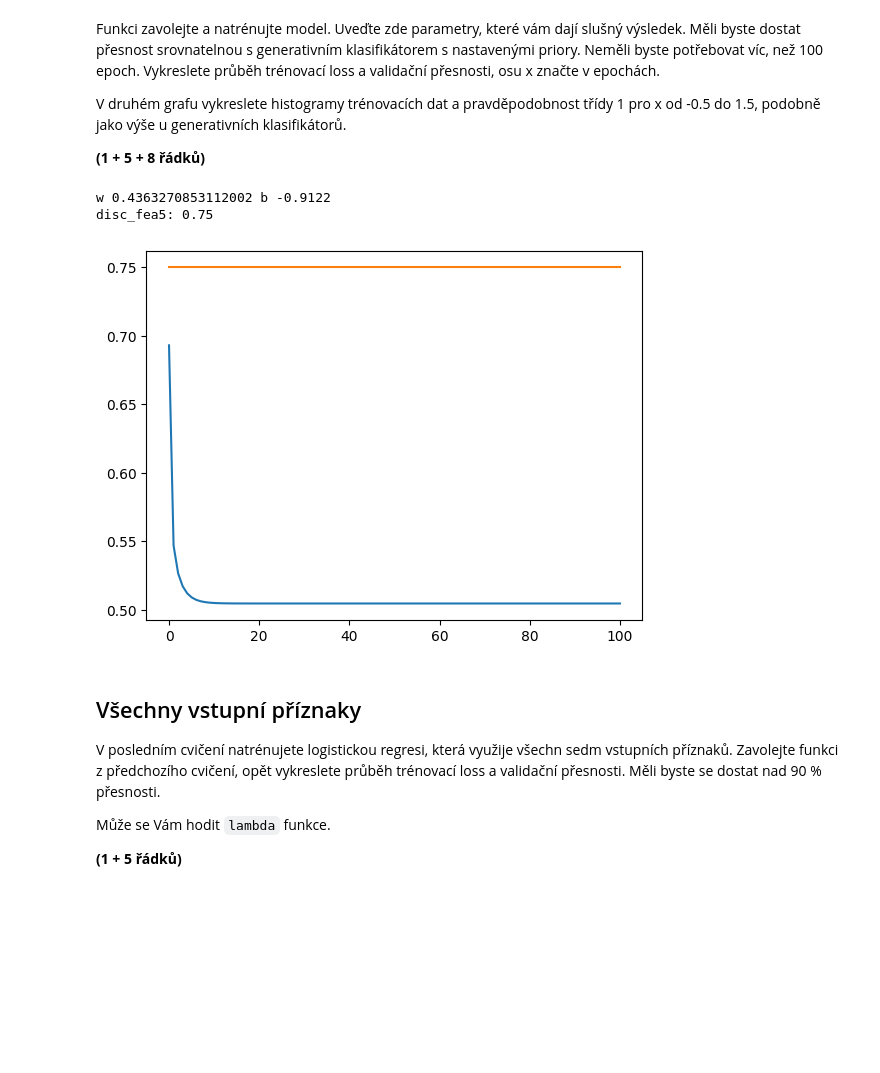
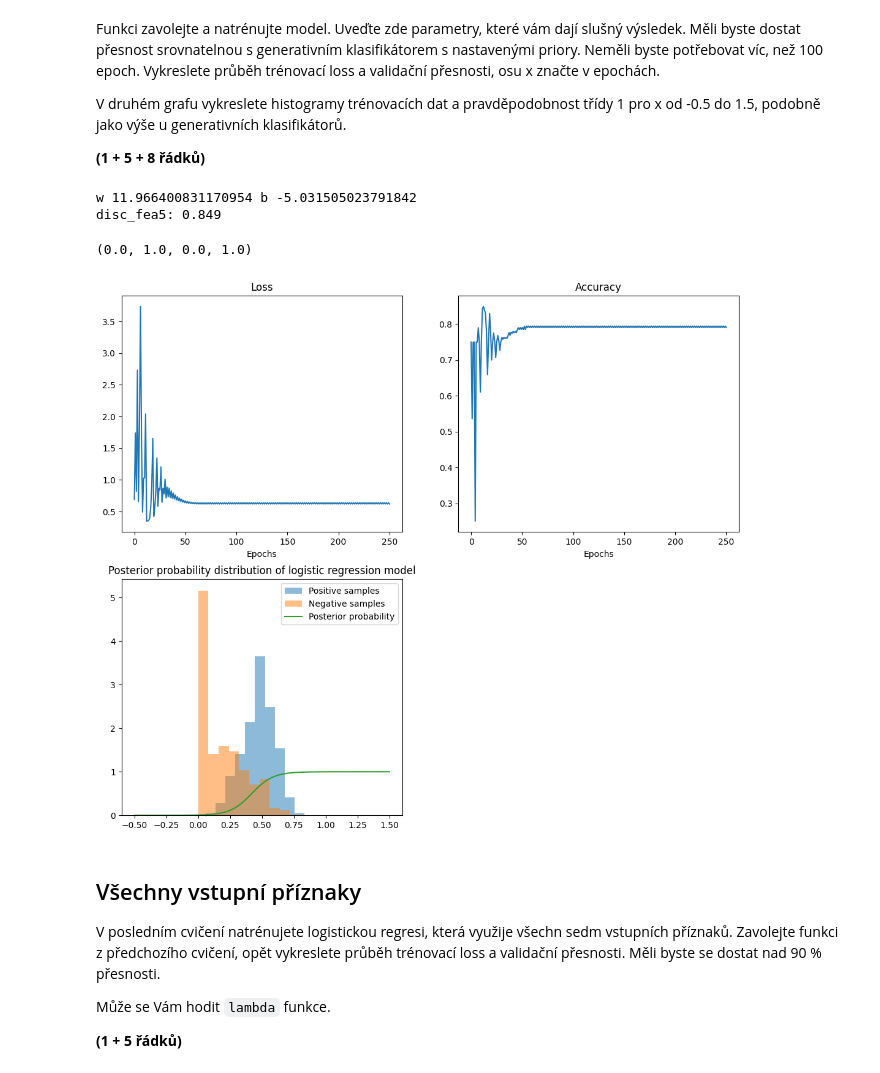
Before and after one commit to xplick04/SUI, a Jupyter notebook: proj2/zadani.ipynb, the cells around one changed output. Cells and saved outputs as stored; diff of their text form; code cells hidden in the pictures; blank space fills up the shorter version.

Commit message:
proj2: logistic regression model

```diff
--- a/proj2/zadani.ipynb
+++ b/proj2/zadani.ipynb
@@ -303,24 +294,35 @@ V druhém grafu vykreslete histogramy trénovacích dat a pravděpodobnost tří
 
 **(1 + 5 + 8 řádků)**
 # %%
-n = 100
+n = 250
 
-disc_fea5, losses, accuracies = train_logistic_regression(n, 0.0004, 1, FeatureCutter(FOI))
+disc_fea5, losses, accuracies = train_logistic_regression(n, 0.00302, 1, FeatureCutter(FOI))
 ep = np.linspace(0, n, n)
 
+fig, ((ax_ul, ax_ur), (ax_dl, ax_dr)) = plt.subplots(2, 2, figsize=(13,11))
+ax_ul.plot(ep, losses)
+ax_ur.plot(ep, accuracies)
+ax_ul.set_title("Loss")
+ax_ur.set_title("Accuracy")
+ax_ul.set_xlabel("Epochs")
+ax_ur.set_xlabel("Epochs")
 
-plt.plot(ep, losses)
-plt.plot(ep, accuracies)
+print('w', disc_fea5.w.item(), 'b', disc_fea5.b.item())
+print('disc_fea5:', evaluate(disc_fea5, val_dataset.xs[:, FOI][:, np.newaxis], val_dataset.targets))
 
-pass
-print('w', disc_fea5.w.item(), 'b', disc_fea5.b.item())
+x_range = np.linspace(-0.5, 1.5, 420)
+ax_dl.set_title("Posterior probability distribution of logistic regression model")
+ax_dl.hist(train_dataset.pos[:, FOI], alpha=0.5, label='Positive samples', density=True)
+ax_dl.hist(train_dataset.neg[:, FOI], alpha=0.5, label='Negative samples', density=True)
 
-pass
-print('disc_fea5:', evaluate(disc_fea5, val_dataset.xs[:, FOI][:, np.newaxis], val_dataset.targets))
+ax_dl.plot(x_range, disc_fea5.prob_class_1(x_range[:, np.newaxis]), label='Posterior probability')
+ax_dl.legend()
+ax_dr.axis('off')
 # %% [output]
-w 0.4363270853112002 b -0.9122
-disc_fea5: 0.75
+w 11.966400831170954 b -5.031505023791842
+disc_fea5: 0.849
+(0.0, 1.0, 0.0, 1.0)
-[figure, old version]
+[figure, new version]
 # %% [markdown]
 ## Všechny vstupní příznaky
 V posledním cvičení natrénujete logistickou regresi, která využije všechn sedm vstupních příznaků.
```
Also changed, not shown: parts of 1 cell of this notebook.
